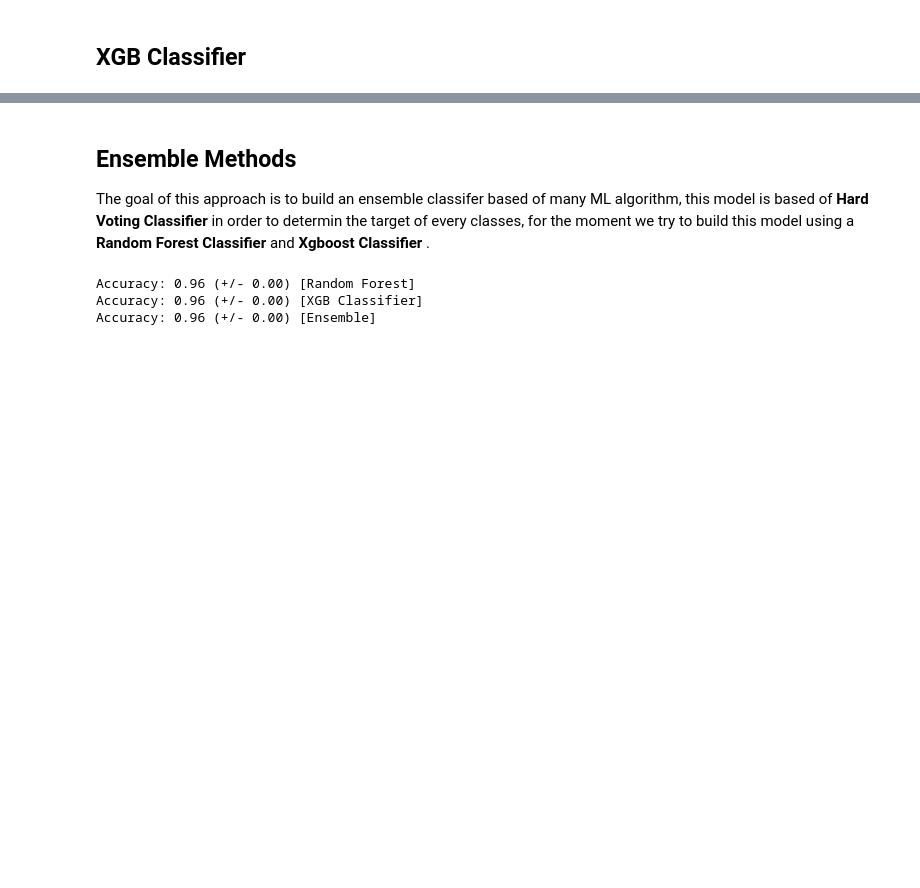
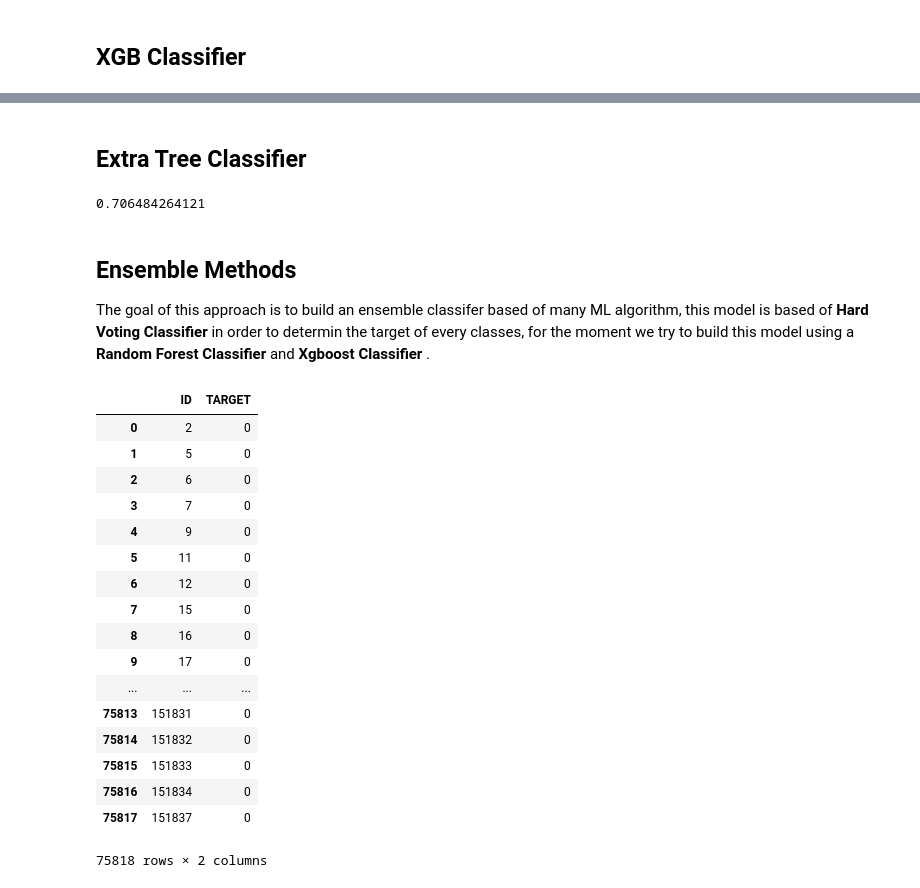
Before and after one commit to aissaelouafi/Santander-customer-satisfaction, a Jupyter notebook: Santander Customer Satisfaction .ipynb, the cells around one changed output, grey strips where cells are left out. Drawn from its saved outputs; the diff is of its cells as text; code cells hidden in the pictures; blank space fills up the shorter version.

```diff
--- a/Santander Customer Satisfaction .ipynb
+++ b/Santander Customer Satisfaction .ipynb
@@ -91,3 +104,13 @@ submission.to_csv("submission_rfc.csv", index=False)
+# %% [markdown]
+## Extra Tree Classifier
+# %%
+etClassifier = ExtraTreesClassifier(n_estimators=400, n_jobs = -1,criterion='gini', class_weight='balanced')
+etClassifier.fit(Xr_Train,target)
+y_et_pred = etClassifier.predict(Xr_Test)
+scores = cross_validation.cross_val_score(etClassifier,Xr_Train,target,scoring='roc_auc',cv=5)
+print(scores.mean())
+# %% [output]
+0.706484264121
 # %% [markdown]
 ## Ensemble Methods
 The goal of this approach is to build an ensemble classifer based of many ML algorithm, this model is based of <b>Hard Voting Classifier </b> in order to determin the target of every classes, for the moment we try to build this model using a <b> Random Forest Classifier </b> and <b> Xgboost Classifier </b>.
@@ -98,8 +123,26 @@ ens_predict = eclf1.predict(Xr_Train)
 # %%
-for clf, label in zip([clf, xgbClassifier, eclf1], ['Random Forest', 'XGB Classifier', 'Ensemble']):
-    scores = cross_validation.cross_val_score(clf, Xr_Train, target, cv=5, scoring='accuracy')
-    print("Accuracy: %0.2f (+/- %0.2f) [%s]" % (scores.mean(), scores.std(), label))
+#for clf, label in zip([clf, xgbClassifier, eclf1], ['Random Forest', 'XGB Classifier', 'Ensemble']):
+#    scores = cross_validation.cross_val_score(clf, Xr_Train, target, cv=5, scoring='accuracy')
+#    print("Accuracy: %0.2f (+/- %0.2f) [%s]" % (scores.mean(), scores.std(), label))
-# %% [output]
-Accuracy: 0.96 (+/- 0.00) [Random Forest]
-Accuracy: 0.96 (+/- 0.00) [XGB Classifier]
-Accuracy: 0.96 (+/- 0.00) [Ensemble]
+# %%
+enssbm = pd.read_csv('submission_ens.csv')
+enssbm
+# %% [output]
+|  | ID | TARGET |
+| 0 | 2 | 0 |
+| 1 | 5 | 0 |
+| 2 | 6 | 0 |
+| 3 | 7 | 0 |
+| 4 | 9 | 0 |
+| 5 | 11 | 0 |
+| 6 | 12 | 0 |
+| 7 | 15 | 0 |
+| 8 | 16 | 0 |
+| 9 | 17 | 0 |
+| ... | ... | ... |
+| 75813 | 151831 | 0 |
+| 75814 | 151832 | 0 |
+| 75815 | 151833 | 0 |
+| 75816 | 151834 | 0 |
+| 75817 | 151837 | 0 |
+75818 rows × 2 columns
```
Also changed, not shown: parts of 11 cells of this notebook.
